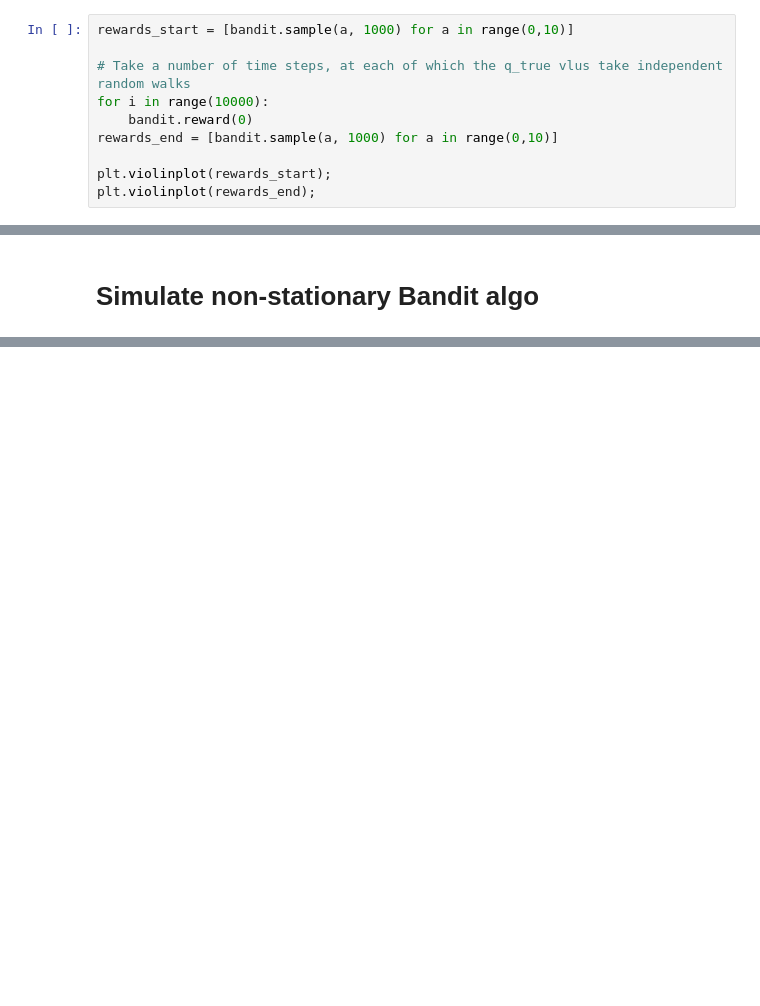
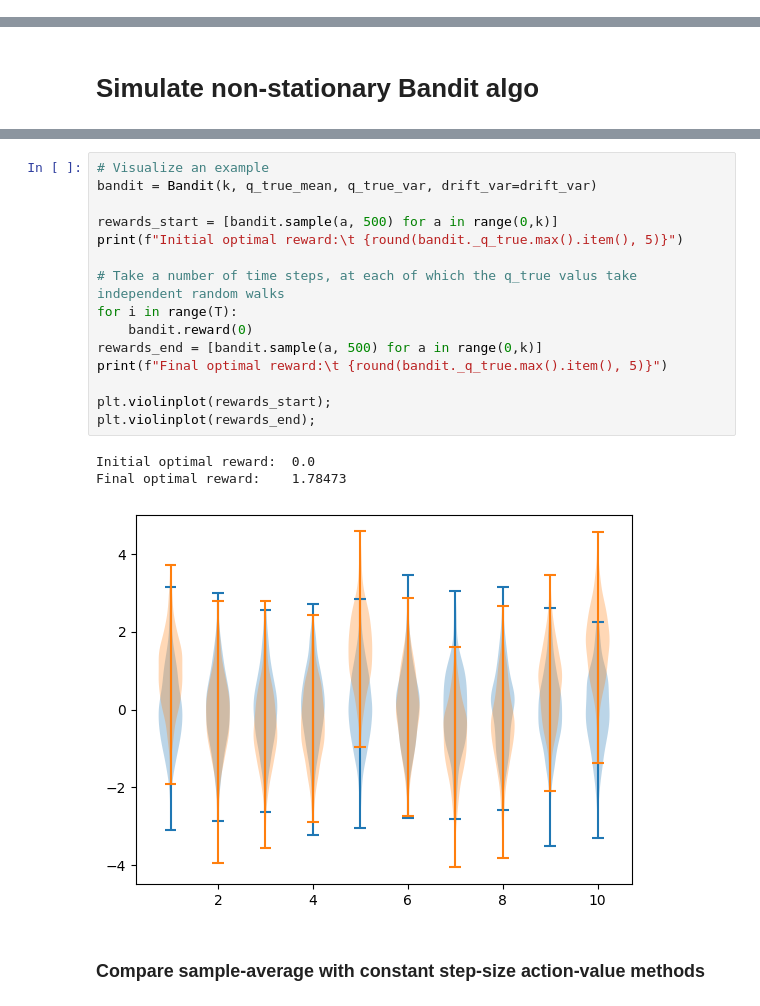
Before and after one commit to alex-ortan/RL_sutton_barto, a Jupyter notebook: ch2/k-armed_bandit_simulation.ipynb, the cells around one changed output, grey strips where cells are left out. Cells and saved outputs as stored; diff of their text form; blank space fills up the shorter version.

```diff
--- a/ch2/k-armed_bandit_simulation.ipynb
+++ b/ch2/k-armed_bandit_simulation.ipynb
@@ -137,10 +100,0 @@ array([0.8, 0.8, 0.8, 0.8, 0.8, 0.8, 0.8, 0.8, 0.8, 0.8])
-# %%
-rewards_start = [bandit.sample(a, 1000) for a in range(0,10)]
-
-# Take a number of time steps, at each of which the q_true vlus take independent random walks
-for i in range(10000):
-    bandit.reward(0)
-rewards_end = [bandit.sample(a, 1000) for a in range(0,10)]
-
-plt.violinplot(rewards_start);
-plt.violinplot(rewards_end);
@@ -158,3 +136,24 @@ array([0.85653814, 0.10938826, 0.20688314, 1.53155156, 1.8800295 ,
+# %%
+# Visualize an example
+bandit = Bandit(k, q_true_mean, q_true_var, drift_var=drift_var)
+
+rewards_start = [bandit.sample(a, 500) for a in range(0,k)]
+print(f"Initial optimal reward:\t {round(bandit._q_true.max().item(), 5)}")
+
+# Take a number of time steps, at each of which the q_true valus take independent random walks
+for i in range(T):
+    bandit.reward(0)
+rewards_end = [bandit.sample(a, 500) for a in range(0,k)]
+print(f"Final optimal reward:\t {round(bandit._q_true.max().item(), 5)}")
+
+plt.violinplot(rewards_start);
+plt.violinplot(rewards_end);
+# %% [output]
+Initial optimal reward:  0.0
+Final optimal reward:    1.78473
+[figure, added]
+# %% [markdown]
+### Compare sample-average with constant step-size action-value methods
 # %%
 %%time
 
```
Also changed, not shown: parts of 19 cells of this notebook, 2 other files.
